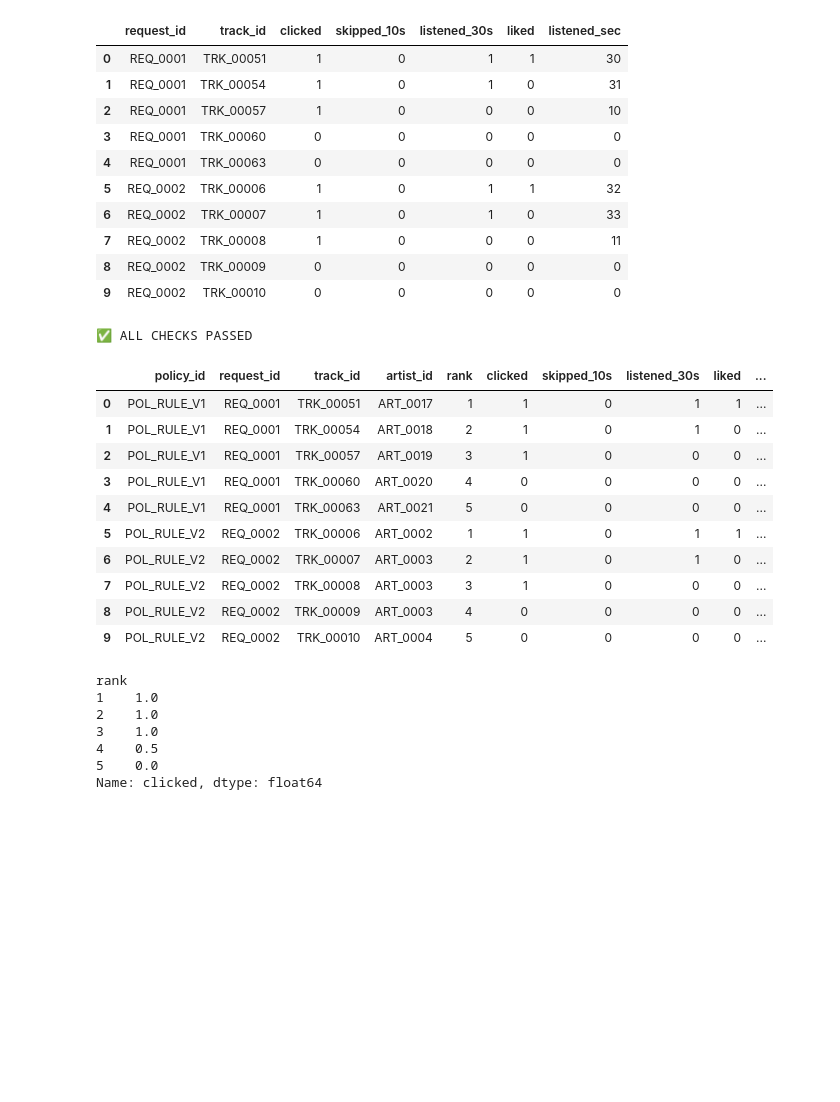
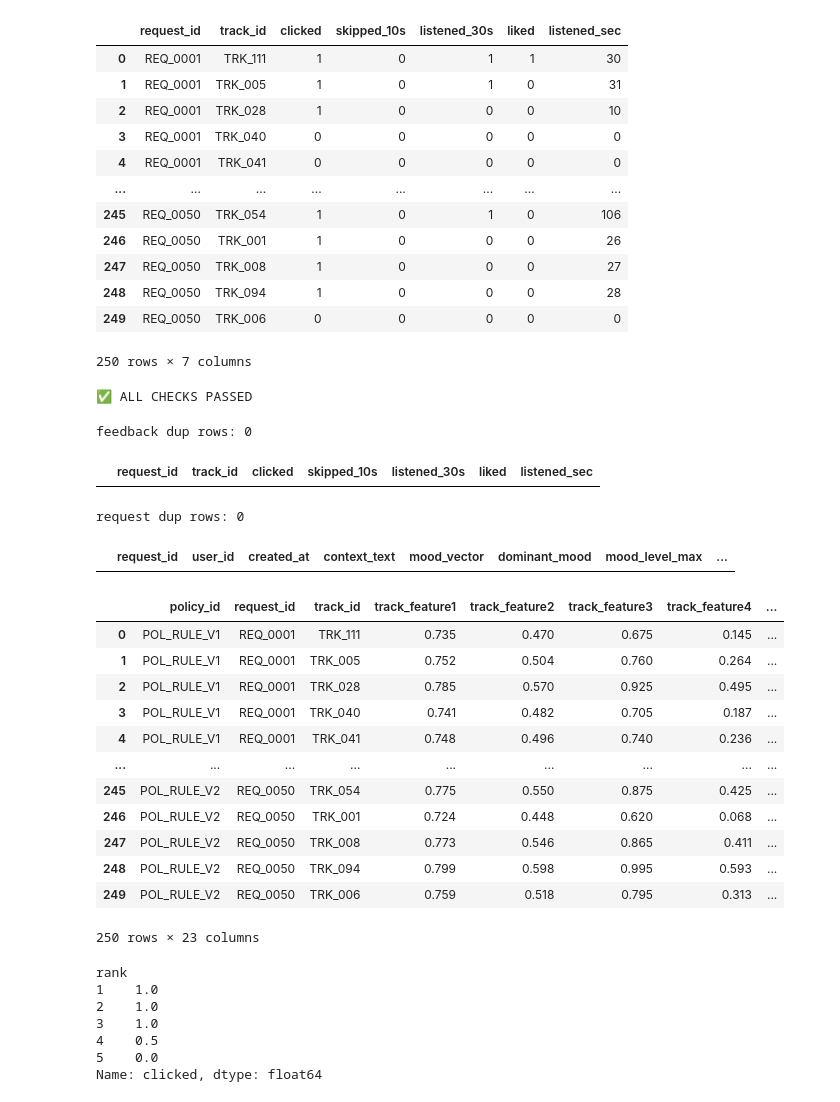
Before and after one commit to kyungheee/spt-be, a Jupyter notebook: sample/data/sample_data.ipynb, the cells around one changed output. Cells and saved outputs as stored; diff of their text form; code cells hidden in the pictures; blank space fills up the shorter version.

Commit message:
add track_features to X

```diff
--- a/sample/data/sample_data.ipynb
+++ b/sample/data/sample_data.ipynb
@@ -5,19 +5,21 @@ request = pd.read_excel('./sample_data.xlsx', sheet_name="request")
 impression = pd.read_excel('./sample_data.xlsx', sheet_name="impression")
 feedback = pd.read_excel('./sample_data.xlsx', sheet_name="feedback")
 
-feedback.head(10)
+feedback
 # %% [output]
 |  | request_id | track_id | clicked | skipped_10s | listened_30s | liked | listened_sec |
-| 0 | REQ_0001 | TRK_00051 | 1 | 0 | 1 | 1 | 30 |
-| 1 | REQ_0001 | TRK_00054 | 1 | 0 | 1 | 0 | 31 |
-| 2 | REQ_0001 | TRK_00057 | 1 | 0 | 0 | 0 | 10 |
-| 3 | REQ_0001 | TRK_00060 | 0 | 0 | 0 | 0 | 0 |
-| 4 | REQ_0001 | TRK_00063 | 0 | 0 | 0 | 0 | 0 |
-| 5 | REQ_0002 | TRK_00006 | 1 | 0 | 1 | 1 | 32 |
-| 6 | REQ_0002 | TRK_00007 | 1 | 0 | 1 | 0 | 33 |
-| 7 | REQ_0002 | TRK_00008 | 1 | 0 | 0 | 0 | 11 |
-| 8 | REQ_0002 | TRK_00009 | 0 | 0 | 0 | 0 | 0 |
-| 9 | REQ_0002 | TRK_00010 | 0 | 0 | 0 | 0 | 0 |
+| 0 | REQ_0001 | TRK_111 | 1 | 0 | 1 | 1 | 30 |
+| 1 | REQ_0001 | TRK_005 | 1 | 0 | 1 | 0 | 31 |
+| 2 | REQ_0001 | TRK_028 | 1 | 0 | 0 | 0 | 10 |
+| 3 | REQ_0001 | TRK_040 | 0 | 0 | 0 | 0 | 0 |
+| 4 | REQ_0001 | TRK_041 | 0 | 0 | 0 | 0 | 0 |
+| ... | ... | ... | ... | ... | ... | ... | ... |
+| 245 | REQ_0050 | TRK_054 | 1 | 0 | 1 | 0 | 106 |
+| 246 | REQ_0050 | TRK_001 | 1 | 0 | 0 | 0 | 26 |
+| 247 | REQ_0050 | TRK_008 | 1 | 0 | 0 | 0 | 27 |
+| 248 | REQ_0050 | TRK_094 | 1 | 0 | 0 | 0 | 28 |
+| 249 | REQ_0050 | TRK_006 | 0 | 0 | 0 | 0 | 0 |
+250 rows × 7 columns
 # %%
 def validate_feedback(df):
     violations = []
@@ -96,24 +87,42 @@ assert (
+# %%
+dups_fb = feedback.duplicated(["request_id","track_id"], keep=False)
+print("feedback dup rows:", dups_fb.sum())
+
+feedback.loc[dups_fb].sort_values(["request_id","track_id"]).head(50)
+# %% [output]
+feedback dup rows: 0
+|  | request_id | track_id | clicked | skipped_10s | listened_30s | liked | listened_sec |
+# %%
+dups_req = request.duplicated(["request_id"], keep=False)
+print("request dup rows:", dups_req.sum())
+
+request.loc[dups_req].sort_values(["request_id"]).head(50)
+# %% [output]
+request dup rows: 0
+|  | request_id | user_id | created_at | context_text | mood_vector | dominant_mood | mood_level_max | ... |
 # %%
 # 학습 단위(track 하나) 테이블 만들기
 df = (
     impression
     .merge(feedback, on=["request_id", "track_id"], how="left")
     .merge(request, on="request_id", how="left")
 )
 
-df.head(10)
+df
 # %% [output]
-|  | policy_id | request_id | track_id | artist_id | rank | clicked | skipped_10s | listened_30s | liked | ... |
-| 0 | POL_RULE_V1 | REQ_0001 | TRK_00051 | ART_0017 | 1 | 1 | 0 | 1 | 1 | ... |
-| 1 | POL_RULE_V1 | REQ_0001 | TRK_00054 | ART_0018 | 2 | 1 | 0 | 1 | 0 | ... |
-| 2 | POL_RULE_V1 | REQ_0001 | TRK_00057 | ART_0019 | 3 | 1 | 0 | 0 | 0 | ... |
-| 3 | POL_RULE_V1 | REQ_0001 | TRK_00060 | ART_0020 | 4 | 0 | 0 | 0 | 0 | ... |
-| 4 | POL_RULE_V1 | REQ_0001 | TRK_00063 | ART_0021 | 5 | 0 | 0 | 0 | 0 | ... |
-| 5 | POL_RULE_V2 | REQ_0002 | TRK_00006 | ART_0002 | 1 | 1 | 0 | 1 | 1 | ... |
-| 6 | POL_RULE_V2 | REQ_0002 | TRK_00007 | ART_0003 | 2 | 1 | 0 | 1 | 0 | ... |
-| 7 | POL_RULE_V2 | REQ_0002 | TRK_00008 | ART_0003 | 3 | 1 | 0 | 0 | 0 | ... |
-| 8 | POL_RULE_V2 | REQ_0002 | TRK_00009 | ART_0003 | 4 | 0 | 0 | 0 | 0 | ... |
-| 9 | POL_RULE_V2 | REQ_0002 | TRK_00010 | ART_0004 | 5 | 0 | 0 | 0 | 0 | ... |
+|  | policy_id | request_id | track_id | track_feature1 | track_feature2 | track_feature3 | track_feature4 | ... |
+| 0 | POL_RULE_V1 | REQ_0001 | TRK_111 | 0.735 | 0.470 | 0.675 | 0.145 | ... |
+| 1 | POL_RULE_V1 | REQ_0001 | TRK_005 | 0.752 | 0.504 | 0.760 | 0.264 | ... |
+| 2 | POL_RULE_V1 | REQ_0001 | TRK_028 | 0.785 | 0.570 | 0.925 | 0.495 | ... |
+| 3 | POL_RULE_V1 | REQ_0001 | TRK_040 | 0.741 | 0.482 | 0.705 | 0.187 | ... |
+| 4 | POL_RULE_V1 | REQ_0001 | TRK_041 | 0.748 | 0.496 | 0.740 | 0.236 | ... |
+| ... | ... | ... | ... | ... | ... | ... | ... | ... |
+| 245 | POL_RULE_V2 | REQ_0050 | TRK_054 | 0.775 | 0.550 | 0.875 | 0.425 | ... |
+| 246 | POL_RULE_V2 | REQ_0050 | TRK_001 | 0.724 | 0.448 | 0.620 | 0.068 | ... |
+| 247 | POL_RULE_V2 | REQ_0050 | TRK_008 | 0.773 | 0.546 | 0.865 | 0.411 | ... |
+| 248 | POL_RULE_V2 | REQ_0050 | TRK_094 | 0.799 | 0.598 | 0.995 | 0.593 | ... |
+| 249 | POL_RULE_V2 | REQ_0050 | TRK_006 | 0.759 | 0.518 | 0.795 | 0.313 | ... |
+250 rows × 23 columns
 # %%
 df.groupby("rank")["clicked"].mean()
 # %% [output]
```
Also changed, not shown: parts of 13 cells of this notebook, 1 other file.
